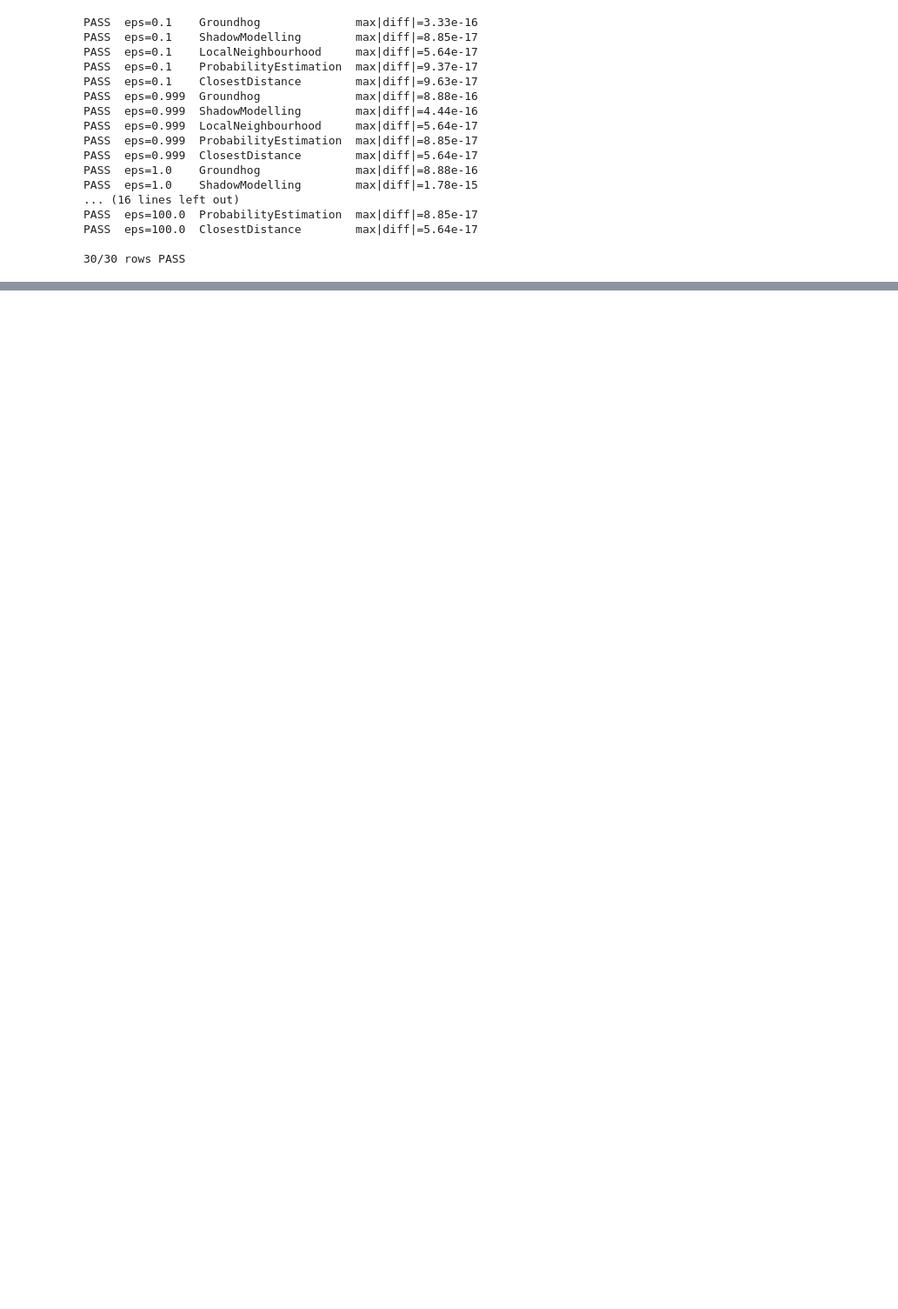
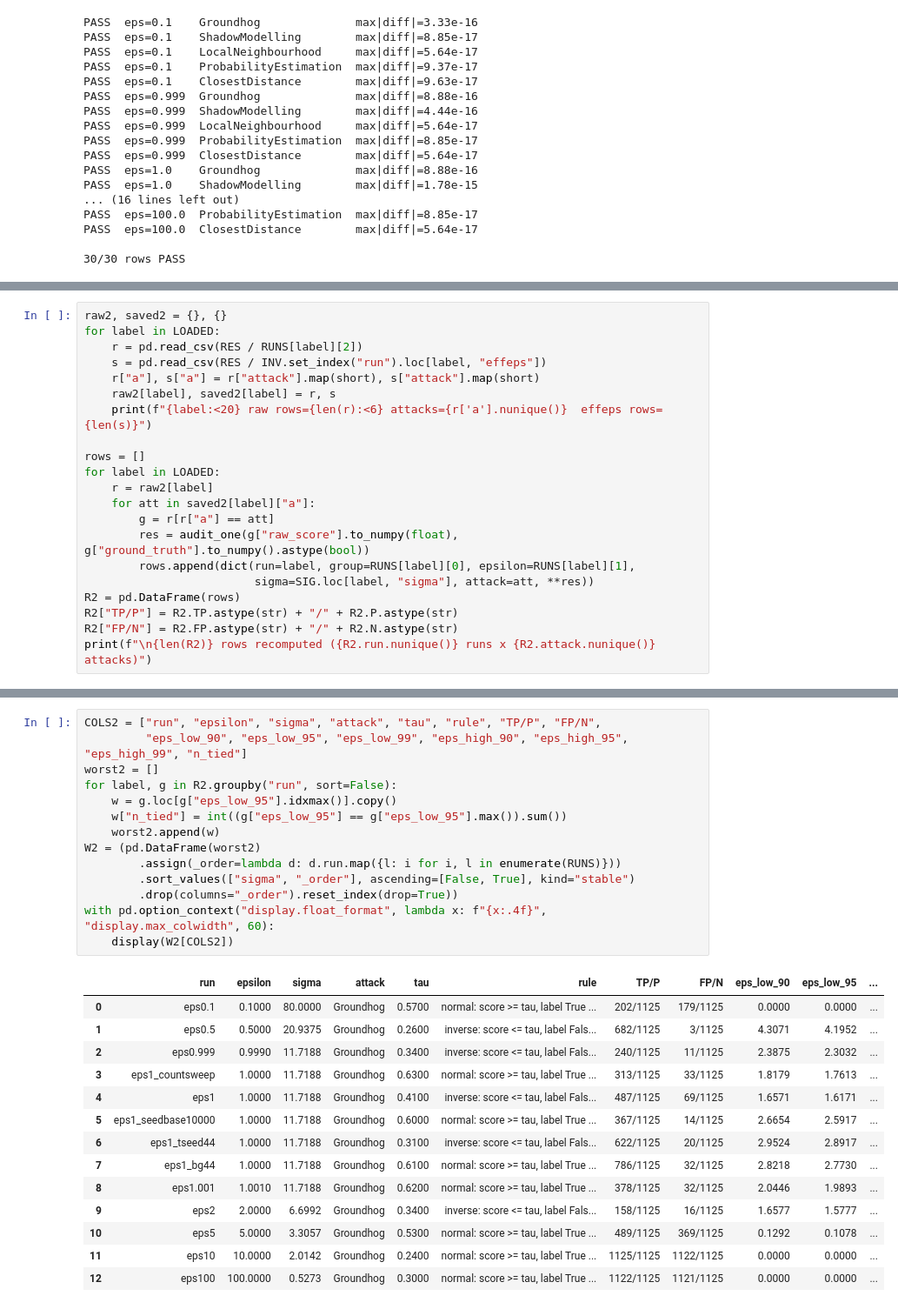
Before and after one commit to oliviapeng26/priv-sdg, a Jupyter notebook: benchmark_tapas/diagnostics/dpgan_threshold_audit.ipynb, the cells around one changed output, grey strips where cells are left out. Shown at 87% size. Saved outputs shown, nothing was run; the diff lists cells and outputs as text; blank space fills up the shorter version.

```diff
--- a/benchmark_tapas/diagnostics/dpgan_threshold_audit.ipynb
+++ b/benchmark_tapas/diagnostics/dpgan_threshold_audit.ipynb
@@ -273,0 +399,21 @@ PASS  eps=100.0  ClosestDistance        max|diff|=5.64e-17
+# %%
+raw2, saved2 = {}, {}
+for label in LOADED:
+    r = pd.read_csv(RES / RUNS[label][2])
+    s = pd.read_csv(RES / INV.set_index("run").loc[label, "effeps"])
+    r["a"], s["a"] = r["attack"].map(short), s["attack"].map(short)
+    raw2[label], saved2[label] = r, s
+    print(f"{label:<20} raw rows={len(r):<6} attacks={r['a'].nunique()}  effeps rows={len(s)}")
+
+rows = []
+for label in LOADED:
+    r = raw2[label]
+    for att in saved2[label]["a"]:
+        g = r[r["a"] == att]
+        res = audit_one(g["raw_score"].to_numpy(float), g["ground_truth"].to_numpy().astype(bool))
+        rows.append(dict(run=label, group=RUNS[label][0], epsilon=RUNS[label][1],
+                         sigma=SIG.loc[label, "sigma"], attack=att, **res))
+R2 = pd.DataFrame(rows)
+R2["TP/P"] = R2.TP.astype(str) + "/" + R2.P.astype(str)
+R2["FP/N"] = R2.FP.astype(str) + "/" + R2.N.astype(str)
+print(f"\n{len(R2)} rows recomputed ({R2.run.nunique()} runs x {R2.attack.nunique()} attacks)")
@@ -273,0 +442,29 @@ PASS  eps=100.0  ClosestDistance        max|diff|=5.64e-17
+# %%
+COLS2 = ["run", "epsilon", "sigma", "attack", "tau", "rule", "TP/P", "FP/N",
+         "eps_low_90", "eps_low_95", "eps_low_99", "eps_high_90", "eps_high_95", "eps_high_99", "n_tied"]
+worst2 = []
+for label, g in R2.groupby("run", sort=False):
+    w = g.loc[g["eps_low_95"].idxmax()].copy()
+    w["n_tied"] = int((g["eps_low_95"] == g["eps_low_95"].max()).sum())
+    worst2.append(w)
+W2 = (pd.DataFrame(worst2)
+        .assign(_order=lambda d: d.run.map({l: i for i, l in enumerate(RUNS)}))
+        .sort_values(["sigma", "_order"], ascending=[False, True], kind="stable")
+        .drop(columns="_order").reset_index(drop=True))
+with pd.option_context("display.float_format", lambda x: f"{x:.4f}", "display.max_colwidth", 60):
+    display(W2[COLS2])
+# %% [output]
+|  | run | epsilon | sigma | attack | tau | rule | TP/P | FP/N | eps_low_90 | eps_low_95 | ... |
+| 0 | eps0.1 | 0.1000 | 80.0000 | Groundhog | 0.5700 | normal: score >= tau, label True ... | 202/1125 | 179/1125 | 0.0000 | 0.0000 | ... |
+| 1 | eps0.5 | 0.5000 | 20.9375 | Groundhog | 0.2600 | inverse: score <= tau, label Fals... | 682/1125 | 3/1125 | 4.3071 | 4.1952 | ... |
+| 2 | eps0.999 | 0.9990 | 11.7188 | Groundhog | 0.3400 | inverse: score <= tau, label Fals... | 240/1125 | 11/1125 | 2.3875 | 2.3032 | ... |
+| 3 | eps1_countsweep | 1.0000 | 11.7188 | Groundhog | 0.6300 | normal: score >= tau, label True ... | 313/1125 | 33/1125 | 1.8179 | 1.7613 | ... |
+| 4 | eps1 | 1.0000 | 11.7188 | Groundhog | 0.4100 | inverse: score <= tau, label Fals... | 487/1125 | 69/1125 | 1.6571 | 1.6171 | ... |
+| 5 | eps1_seedbase10000 | 1.0000 | 11.7188 | Groundhog | 0.6000 | normal: score >= tau, label True ... | 367/1125 | 14/1125 | 2.6654 | 2.5917 | ... |
+| 6 | eps1_tseed44 | 1.0000 | 11.7188 | Groundhog | 0.3100 | inverse: score <= tau, label Fals... | 622/1125 | 20/1125 | 2.9524 | 2.8917 | ... |
+| 7 | eps1_bg44 | 1.0000 | 11.7188 | Groundhog | 0.6100 | normal: score >= tau, label True ... | 786/1125 | 32/1125 | 2.8218 | 2.7730 | ... |
+| 8 | eps1.001 | 1.0010 | 11.7188 | Groundhog | 0.6200 | normal: score >= tau, label True ... | 378/1125 | 32/1125 | 2.0446 | 1.9893 | ... |
+| 9 | eps2 | 2.0000 | 6.6992 | Groundhog | 0.3400 | inverse: score <= tau, label Fals... | 158/1125 | 16/1125 | 1.6577 | 1.5777 | ... |
+| 10 | eps5 | 5.0000 | 3.3057 | Groundhog | 0.5300 | normal: score >= tau, label True ... | 489/1125 | 369/1125 | 0.1292 | 0.1078 | ... |
+| 11 | eps10 | 10.0000 | 2.0142 | Groundhog | 0.2400 | normal: score >= tau, label True ... | 1125/1125 | 1122/1125 | 0.0000 | 0.0000 | ... |
+| 12 | eps100 | 100.0000 | 0.5273 | Groundhog | 0.3000 | normal: score >= tau, label True ... | 1122/1125 | 1121/1125 | 0.0000 | 0.0000 | ... |
```
Also changed, not shown: parts of 29 cells of this notebook.
